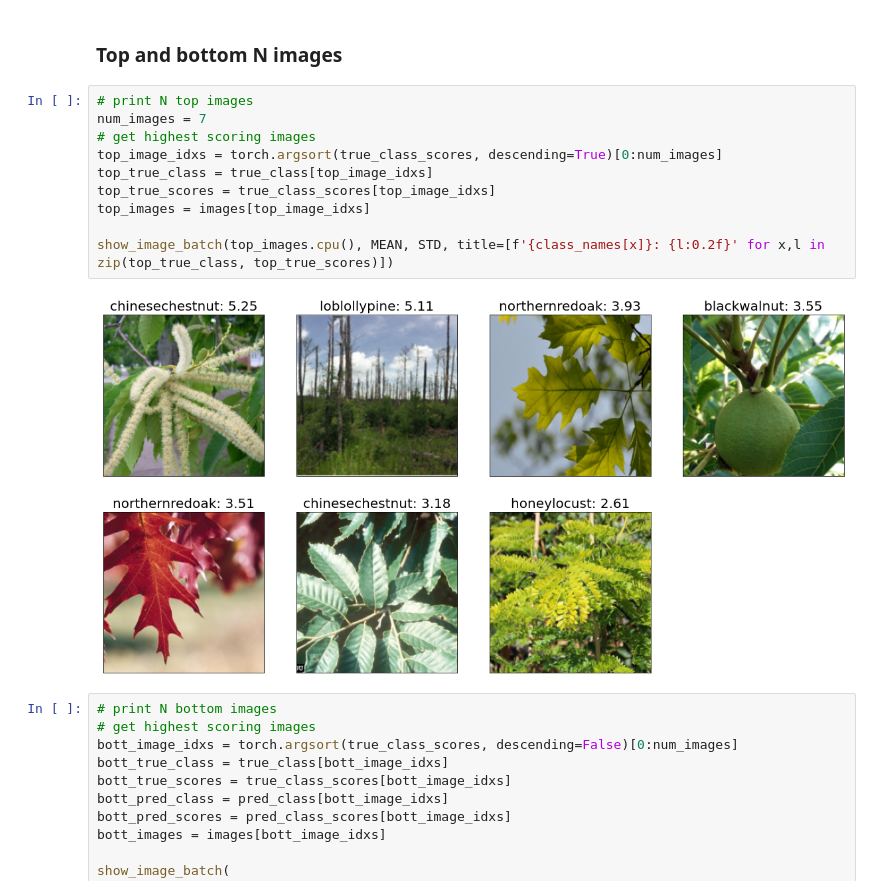
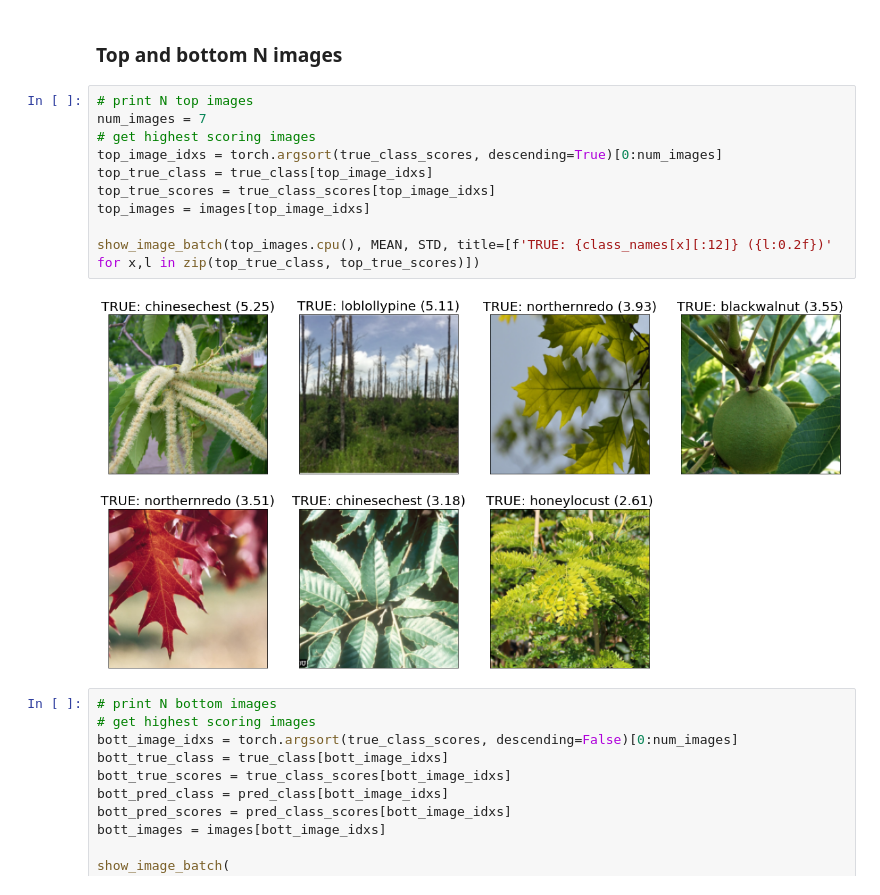
Before and after one commit to etrieschman/tree-finder, a Jupyter notebook: notebooks/evaluate_final_model.ipynb, the cells around one changed output. Drawn from its saved outputs; the diff is of its cells as text.

```diff
--- a/notebooks/evaluate_final_model.ipynb
+++ b/notebooks/evaluate_final_model.ipynb
@@ -211,15 +211,15 @@ classification_report(y_true=true_class, y_pred=pred_class, output_dict=True)
 # %%
 # print N top images
 num_images = 7
 # get highest scoring images
 top_image_idxs = torch.argsort(true_class_scores, descending=True)[0:num_images]
 top_true_class = true_class[top_image_idxs]
 top_true_scores = true_class_scores[top_image_idxs]
 top_images = images[top_image_idxs]
 
-show_image_batch(top_images.cpu(), MEAN, STD, title=[f'{class_names[x]}: {l:0.2f}' for x,l in zip(top_true_class, top_true_scores)])
+show_image_batch(top_images.cpu(), MEAN, STD, title=[f'TRUE: {class_names[x][:12]} ({l:0.2f})' for x,l in zip(top_true_class, top_true_scores)])
 # %% [output]
-[figure, old version]
+[figure, new version]
 # %%
 # print N bottom images
 # get highest scoring images
```
Also changed, not shown: parts of 4 cells of this notebook.
